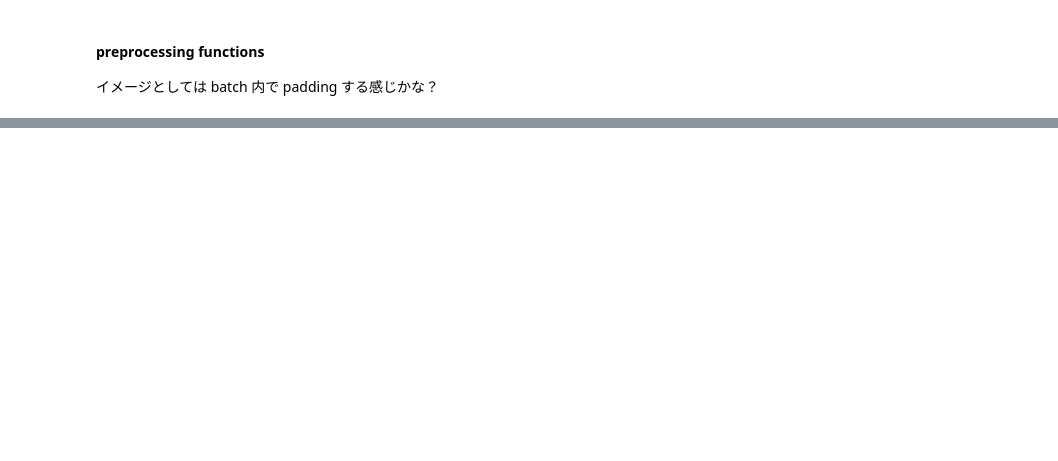
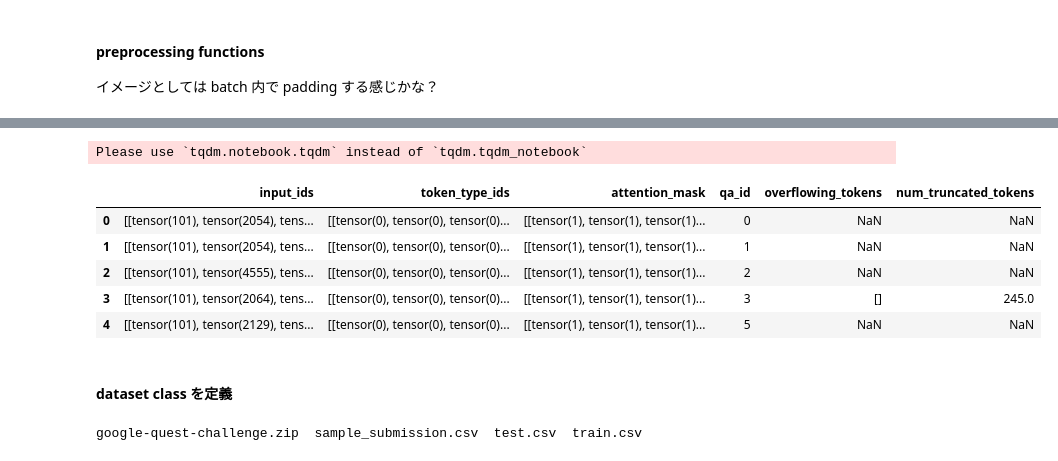
Before and after one commit to guchio3/kaggle-google-quest, a Jupyter notebook: notebooks/e001_first_sub.ipynb, the cells around one changed output, grey strips where cells are left out. Saved outputs shown, nothing was run; the diff lists cells and outputs as text; code cells hidden in the pictures; blank space fills up the shorter version.

```diff
--- a/notebooks/e001_first_sub.ipynb
+++ b/notebooks/e001_first_sub.ipynb
@@ -65,0 +144,2 @@ from transformers import BertTokenizer
+# %%
+MAX_SEQUENCE_LENGTH = 512
@@ -65,0 +243,2 @@ from transformers import BertTokenizer
+# %%
+model = BertModel.from_pretrained('bert-base-uncased')
@@ -65,0 +323,52 @@ from transformers import BertTokenizer
+# %%
+TBSEP = '[TBSEP]'
+
+def _preprocess_text_row(row, tokenizer):
+    qa_id = row.qa_id
+    title = row.question_title
+    body = row.question_body
+    answer  = row.answer
+
+    encoded_texts_dict = tokenizer.encode_plus(
+        text=title+f' {TBSEP} '+body,
+        text_pair=answer,
+        add_special_tokens=True,
+        max_length=MAX_SEQUENCE_LENGTH,
+        pad_to_max_length=True,
+        return_tensors='pt',
+        return_token_type_ids=True,
+        return_attention_mask=True,
+        return_overflowing_tokens=True,
+    )
+    encoded_texts_dict['qa_id'] = qa_id
+    return encoded_texts_dict
+
+
+def preprocess_texts(df, tokenizer):
+    tokenizer.add_special_tokens({'additional_special_tokens': [TBSEP]})
+
+    res = []
+    for i, row in tqdm(list(df.iterrows())):
+        res.append(_preprocess_text_row(row, tokenizer))
+
+    return res, tokenizer
+# %%
+res, res_tokenizer = preprocess_texts(trn_df, tokenizer)
+# %% [output]
+Please use `tqdm.notebook.tqdm` instead of `tqdm.tqdm_notebook`
+# %%
+res_trn_df = pd.DataFrame(res)
+res_trn_df.head()
+# %% [output]
+|  | input_ids | token_type_ids | attention_mask | qa_id | overflowing_tokens | num_truncated_tokens |
+| 0 | [[tensor(101), tensor(2054), tens... | [[tensor(0), tensor(0), tensor(0)... | [[tensor(1), tensor(1), tensor(1)... | 0 | NaN | NaN |
+| 1 | [[tensor(101), tensor(2054), tens... | [[tensor(0), tensor(0), tensor(0)... | [[tensor(1), tensor(1), tensor(1)... | 1 | NaN | NaN |
+| 2 | [[tensor(101), tensor(4555), tens... | [[tensor(0), tensor(0), tensor(0)... | [[tensor(1), tensor(1), tensor(1)... | 2 | NaN | NaN |
+| 3 | [[tensor(101), tensor(2064), tens... | [[tensor(0), tensor(0), tensor(0)... | [[tensor(1), tensor(1), tensor(1)... | 3 | [] | 245.0 |
+| 4 | [[tensor(101), tensor(2129), tens... | [[tensor(0), tensor(0), tensor(0)... | [[tensor(1), tensor(1), tensor(1)... | 5 | NaN | NaN |
+# %% [markdown]
+#### dataset class を定義
+# %%
+ls ../../mnt/inputs/origin/
+# %% [output]
+google-quest-challenge.zip  sample_submission.csv  test.csv  train.csv
```
Also changed, not shown: parts of 33 cells of this notebook, 1 other file.
